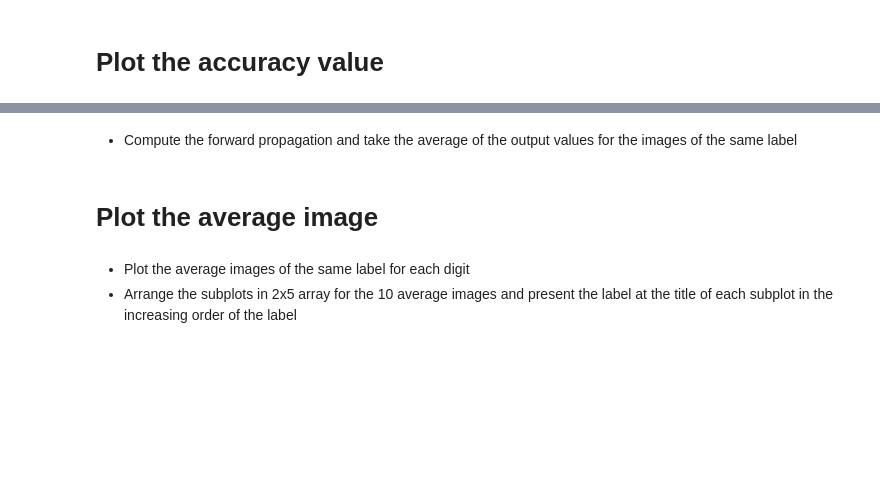
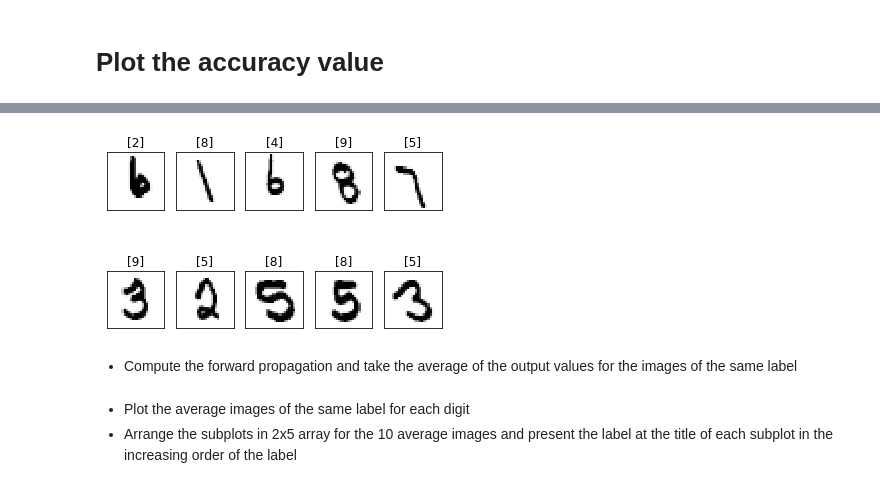
Before and after one commit to jesnk/20_1_ml_class, a Jupyter notebook: assignment/09/Multi-label classification using neural networks.ipynb, the cells around one changed output, grey strips where cells are left out. Drawn from its saved outputs; the diff is of its cells as text; code cells hidden in the pictures; blank space fills up the shorter version.

```diff
--- a/assignment/09/Multi-label classification using neural networks.ipynb
+++ b/assignment/09/Multi-label classification using neural networks.ipynb
@@ -663,2 +356,6 @@ thetas_to_layer_1 = torch.DoubleTensor(size_row*size_col,size_layer_1).normal_(0
+# %%
+show_example(list_incorrect_image,list_incorrect_label)
+# %% [output]
+[figure, added]
 # %% [markdown]
 * Compute the forward propagation and take the average of the output values for the images of the same label
@@ -677,5 +362,3 @@ for i in range(0,10) :
-# %% [markdown]
-# Plot the average image
 # %% [markdown]
 * Plot the average images of the same label for each digit
 * Arrange the subplots in 2x5 array for the 10 average images and present the label at the title of each subplot in the increasing order of the label
```
Also changed, not shown: parts of 30 cells of this notebook, 12 other files.
